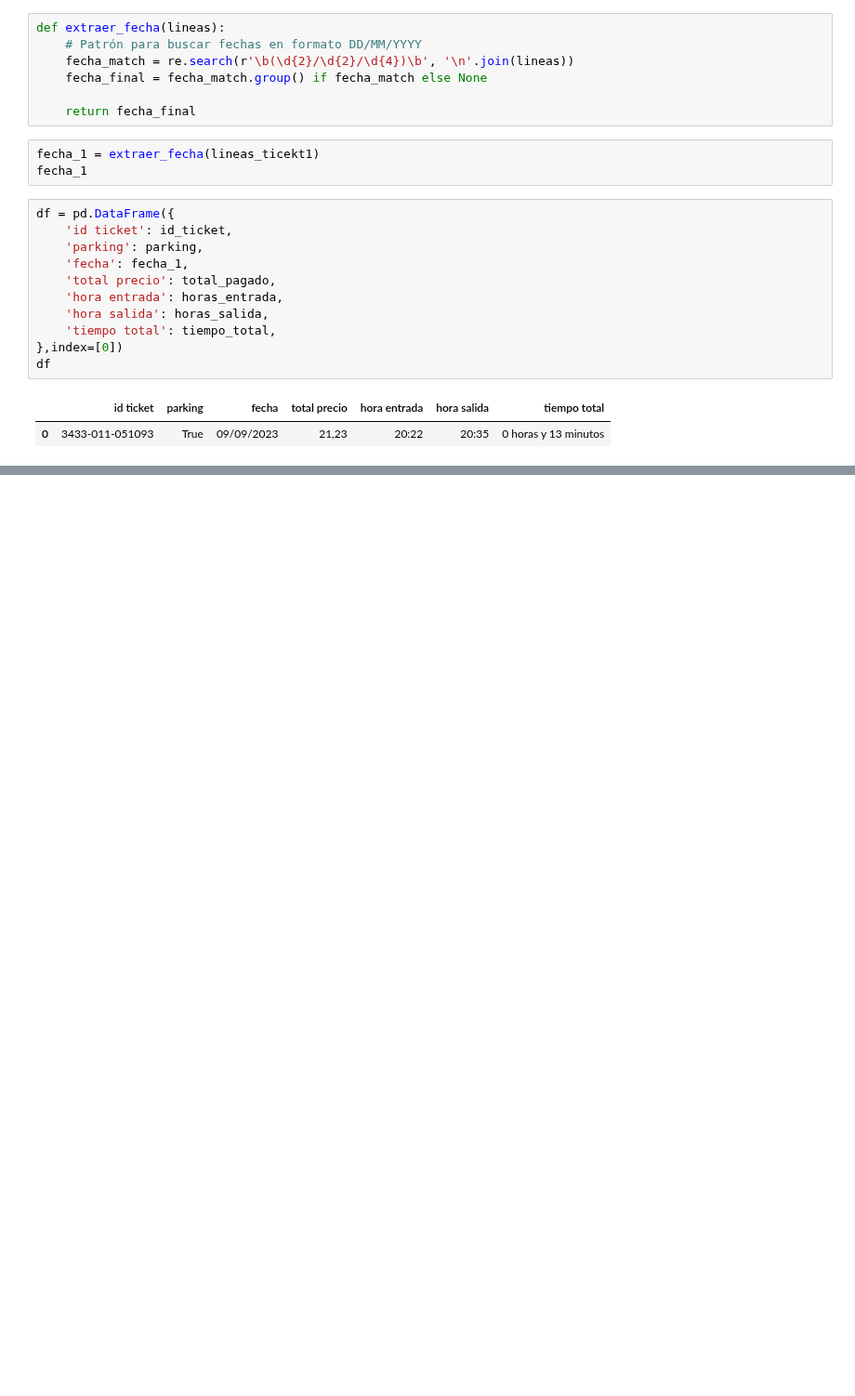
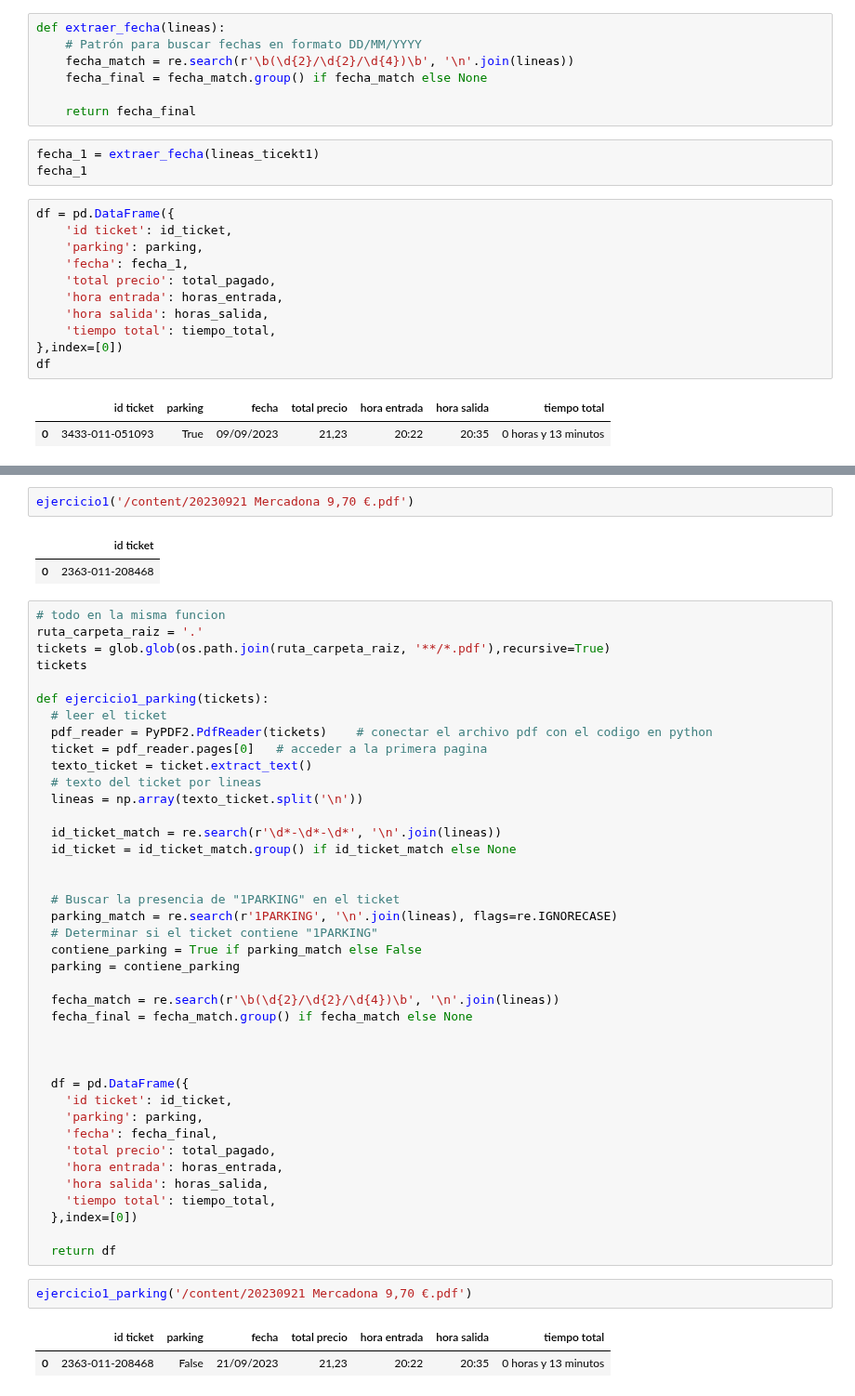
Before and after one commit to martinbedia/mineria, a Jupyter notebook: ejercicio 1.ipynb, the cells around one changed output, grey strips where cells are left out. Shown at 93% size. Cells and saved outputs as stored; diff of their text form; blank space fills up the shorter version.

```diff
--- a/ejercicio 1.ipynb
+++ b/ejercicio 1.ipynb
@@ -331,0 +363,50 @@ df
+# %%
+ejercicio1('/content/20230921 Mercadona 9,70 €.pdf')
+# %% [output]
+|  | id ticket |
+| 0 | 2363-011-208468 |
+# %%
+# todo en la misma funcion
+ruta_carpeta_raiz = '.'
+tickets = glob.glob(os.path.join(ruta_carpeta_raiz, '**/*.pdf'),recursive=True)
+tickets
+
+def ejercicio1_parking(tickets):
+  # leer el ticket
+  pdf_reader = PyPDF2.PdfReader(tickets)    # conectar el archivo pdf con el codigo en python
+  ticket = pdf_reader.pages[0]   # acceder a la primera pagina
+  texto_ticket = ticket.extract_text()
+  # texto del ticket por lineas
+  lineas = np.array(texto_ticket.split('\n'))
+
+  id_ticket_match = re.search(r'\d*-\d*-\d*', '\n'.join(lineas))
+  id_ticket = id_ticket_match.group() if id_ticket_match else None
+
+
+  # Buscar la presencia de "1PARKING" en el ticket
+  parking_match = re.search(r'1PARKING', '\n'.join(lineas), flags=re.IGNORECASE)
+  # Determinar si el ticket contiene "1PARKING"
+  contiene_parking = True if parking_match else False
+  parking = contiene_parking
+
+  fecha_match = re.search(r'\b(\d{2}/\d{2}/\d{4})\b', '\n'.join(lineas))
+  fecha_final = fecha_match.group() if fecha_match else None
+
+
+
+  df = pd.DataFrame({
+    'id ticket': id_ticket,
+    'parking': parking,
+    'fecha': fecha_final,
+    'total precio': total_pagado,
+    'hora entrada': horas_entrada,
+    'hora salida': horas_salida,
+    'tiempo total': tiempo_total,
+  },index=[0])
+
+  return df
+# %%
+ejercicio1_parking('/content/20230921 Mercadona 9,70 €.pdf')
+# %% [output]
+|  | id ticket | parking | fecha | total precio | hora entrada | hora salida | tiempo total |
+| 0 | 2363-011-208468 | False | 21/09/2023 | 21,23 | 20:22 | 20:35 | 0 horas y 13 minutos |
```
Also changed, not shown: parts of 1 cell of this notebook.
